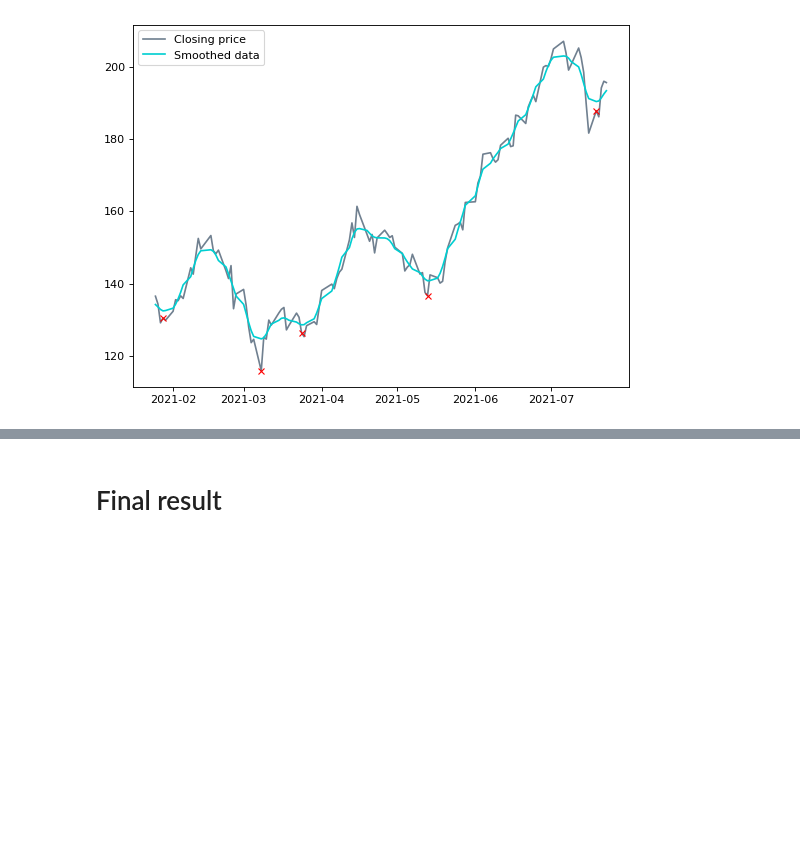
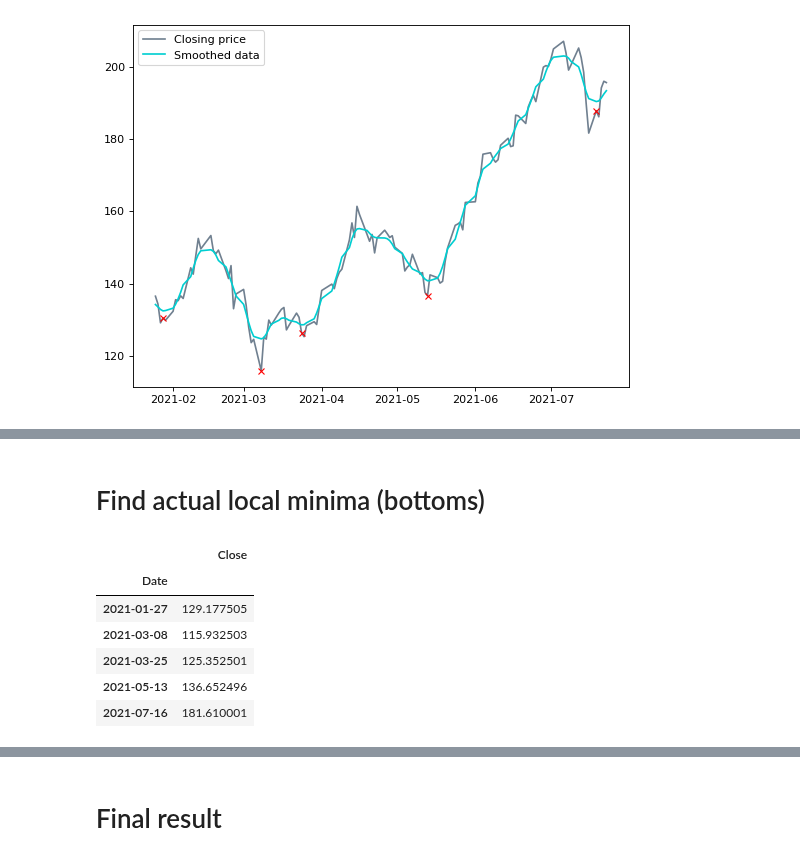
Before and after one commit to taliah-hl/stock-analyser, a Jupyter notebook: stock_peaks_and_bottoms.ipynb, the cells around one changed output, grey strips where cells are left out. Saved outputs shown, nothing was run; the diff lists cells and outputs as text; code cells hidden in the pictures; blank space fills up the shorter version.

```diff
--- a/stock_peaks_and_bottoms.ipynb
+++ b/stock_peaks_and_bottoms.ipynb
@@ -147,0 +185,26 @@ plt.show()
+# %% [markdown]
+# Find actual local minima (bottoms)
+# %%
+bottom_dates = []
+bottom_close = []
+for index in bottom_indexs:
+    lower_boundary = index - interval
+    if lower_boundary < 0:
+        lower_boundary = 0
+    upper_boundary = index + interval + 1
+    if upper_boundary > len(stock_close_data) - 1:
+        upper_boundary = len(stock_close_data)
+    stock_data_in_interval = stock_close_data.iloc[list(range(lower_boundary, upper_boundary))]
+    bottom_dates.append(stock_data_in_interval["Close"].idxmin())
+    bottom_close.append(stock_data_in_interval["Close"].min())
+bottoms = pd.DataFrame({"Close": bottom_close}, index=bottom_dates)
+bottoms.index.name = "Date"
+bottoms
+# %% [output]
+|  | Close |
+| Date |  |
+| 2021-01-27 | 129.177505 |
+| 2021-03-08 | 115.932503 |
+| 2021-03-25 | 125.352501 |
+| 2021-05-13 | 136.652496 |
+| 2021-07-16 | 181.610001 |
```
Also changed, not shown: parts of 11 cells of this notebook.
